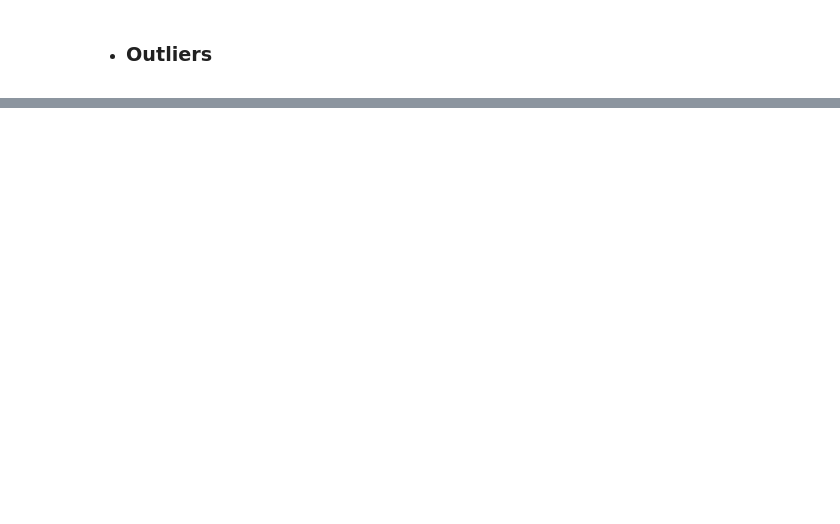
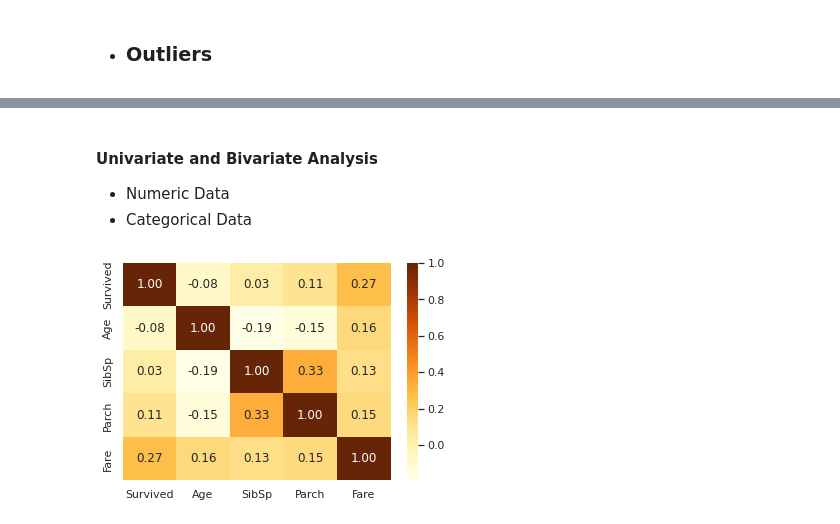
Before and after one commit to mebi-ali/Titanic_Survival_Predication, a Jupyter notebook: Titanic-Survival-Predication.ipynb, the cells around one changed output, grey strips where cells are left out. Cells and saved outputs as stored; diff of their text form; code cells hidden in the pictures; blank space fills up the shorter version.

```diff
--- a/Titanic-Survival-Predication.ipynb
+++ b/Titanic-Survival-Predication.ipynb
@@ -374,0 +391,10 @@ data.head()
+# %%
+# assign male and female to 0,1 in Sex
+data['Sex'] = data['Sex'].map({0:'male', 1:'female'})
+
+# assign 1st, 2nd, 3rd class to Pclass
+data['Pclass'] = data['Pclass'].map({1:'Upper', 2:'Middle', 3:'Lower'})
+# %%
+# Separating Numeric and categorical Data
+num_df = data.select_dtypes('number')
+cat_df = data.select_dtypes('object')
@@ -374,0 +420,8 @@ data.head()
+# %% [markdown]
+#### Univariate and Bivariate Analysis
+* Numeric Data
+* Categorical Data
+# %%
+ax = sns.heatmap(data=num_df[num_df.columns[1:]].corr(), cmap='YlOrBr', fmt='.2f', annot=True)
+# %% [output]
+[figure, added]
```
Also changed, not shown: parts of 21 cells of this notebook.
